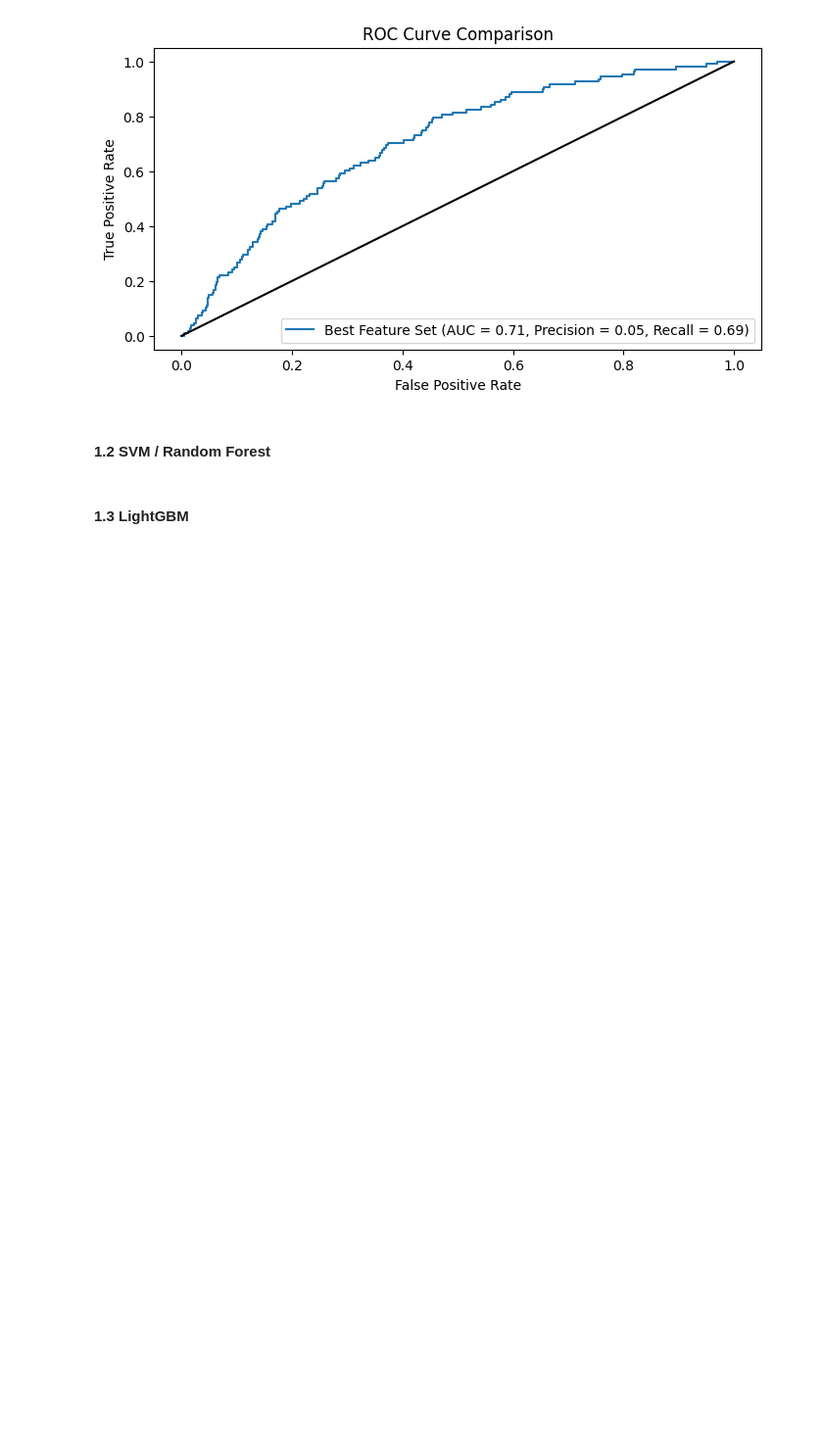
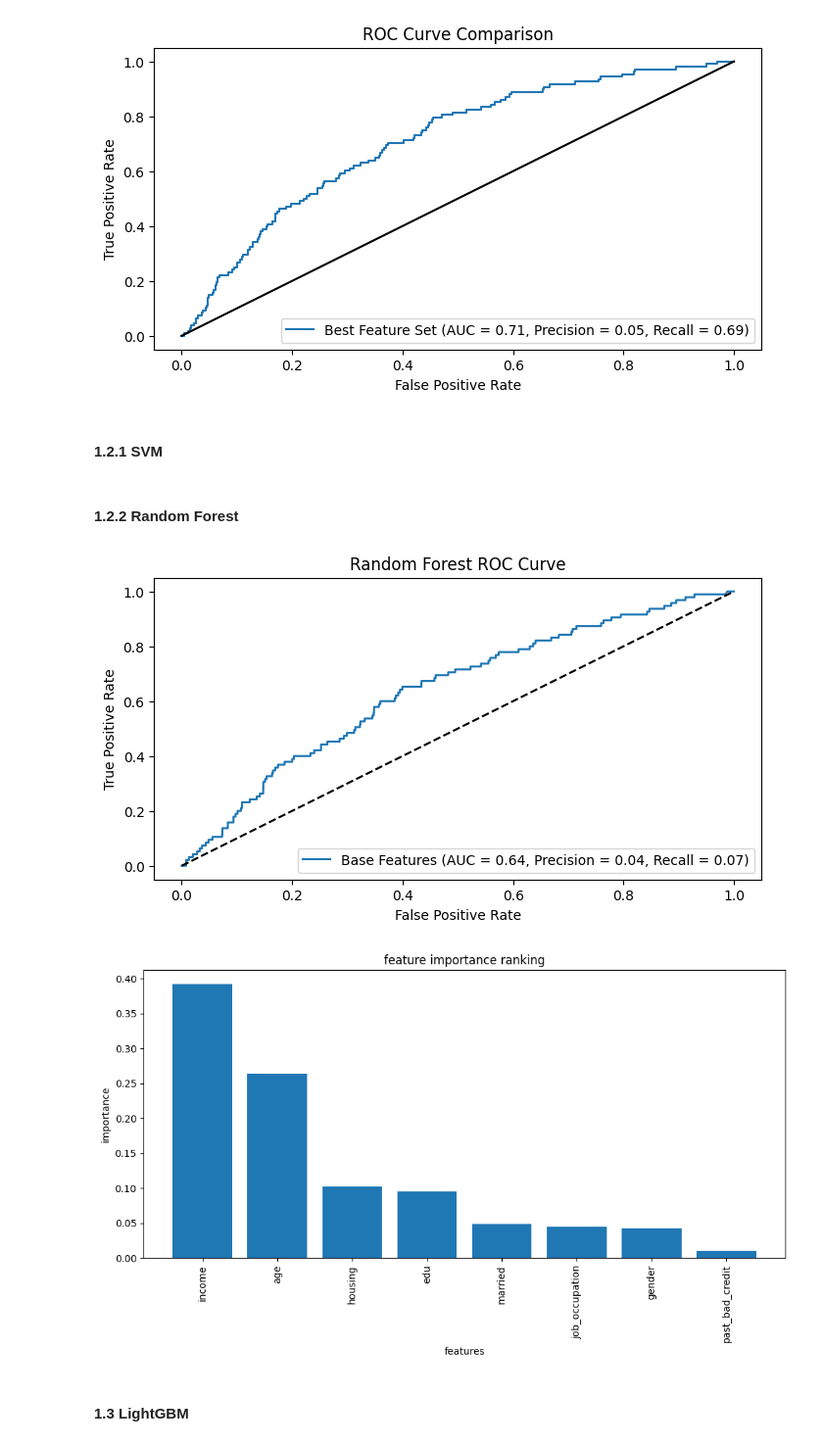
Before and after one commit to yeyechen/HKU-MFIN7034-ML, a Jupyter notebook: coursework_3.ipynb, the cells around one changed output. Shown: that part at 98% size. Cells and saved outputs as stored; diff of their text form; code cells hidden in the pictures; blank space fills up the shorter version.

```diff
--- a/coursework_3.ipynb
+++ b/coursework_3.ipynb
@@ -233,8 +235,10 @@ _ = run_logistic_regression(
 )
 # %% [output]
 [figure]
+# %% [markdown]
+#### 1.2.1 SVM
 # %% [markdown]
-#### 1.2 SVM / Random Forest
+#### 1.2.2 Random Forest
 # %%
 from sklearn.ensemble import RandomForestClassifier
 from sklearn.model_selection import RandomizedSearchCV
@@ -271,18 +275,20 @@ def run_random_forest(features_df, target_series, model_name="", plot=True):
     y_proba = best_rf.predict_proba(X_test)[:, 1]
 
     # calculate metrics
+    precision = metrics.precision_score(y_test, y_pred)
+    recall = metrics.recall_score(y_test, y_pred)
     fpr, tpr, _ = roc_curve(y_test, y_proba)
     auc_score = auc(fpr, tpr)
     feature_importances = best_rf.feature_importances_
 
     if plot:
         # plot ROC curve
-        plt.figure(figsize=(8, 4))
-        plt.plot(fpr, tpr, label=f"{model_name} (AUC = {auc_score:.2f})")
+        plt.figure(figsize=(10, 6))
+        plt.plot(fpr, tpr, label=f"{model_name} (AUC = {auc_score:.2f}, Precision = {precision:.2f}, Recall = {recall:.2f})")
         plt.plot([0, 1], [0, 1], 'k--')
-        plt.xlabel('false positive rate')
-        plt.ylabel('true positive rate')
-        plt.title('random forest ROC curve')
+        plt.xlabel('False Positive Rate')
+        plt.ylabel('True Positive Rate')
+        plt.title('Random Forest ROC Curve')
         plt.legend(loc='lower right')
         plt.show()
 
@@ -299,11 +305,14 @@ def run_random_forest(features_df, target_series, model_name="", plot=True):
 
     return auc_score, feature_importances
 # %%
-# run comparison with different feature sets
+# run random forest with base features
 auc_score, importances = run_random_forest(
-    credit_risk_transformed_df[base_features + interaction_features + nonlinear_features],
-    credit_risk_transformed_df["default_label"],
-    model_name="All Features"
+    credit_risk_df.drop("default_label", axis=1),
+    credit_risk_df["default_label"],
+    model_name="Base Features"
 )
+# %% [output]
+[figure, added]
+[figure, added]
 # %% [markdown]
 #### 1.3 LightGBM
```
Also changed, not shown: parts of 6 cells of this notebook.
